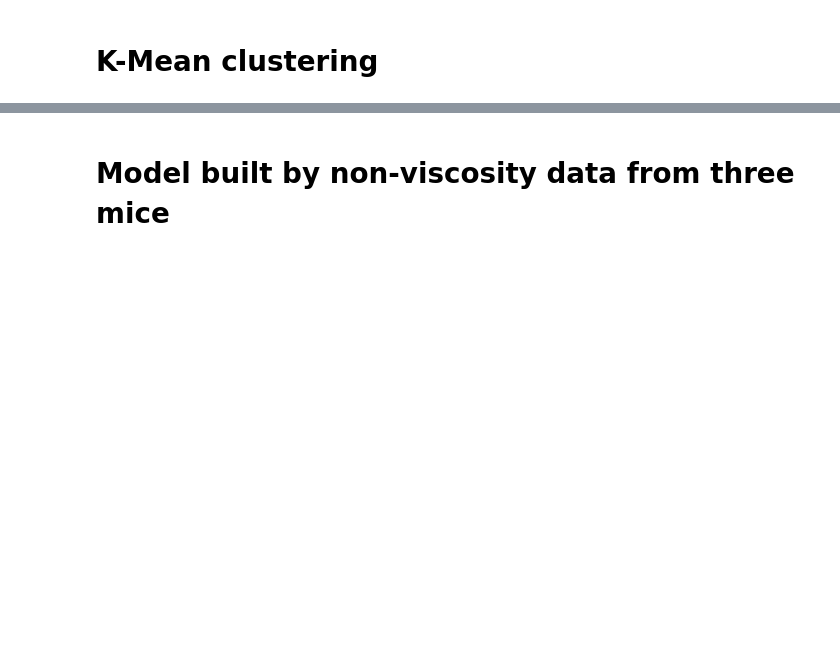
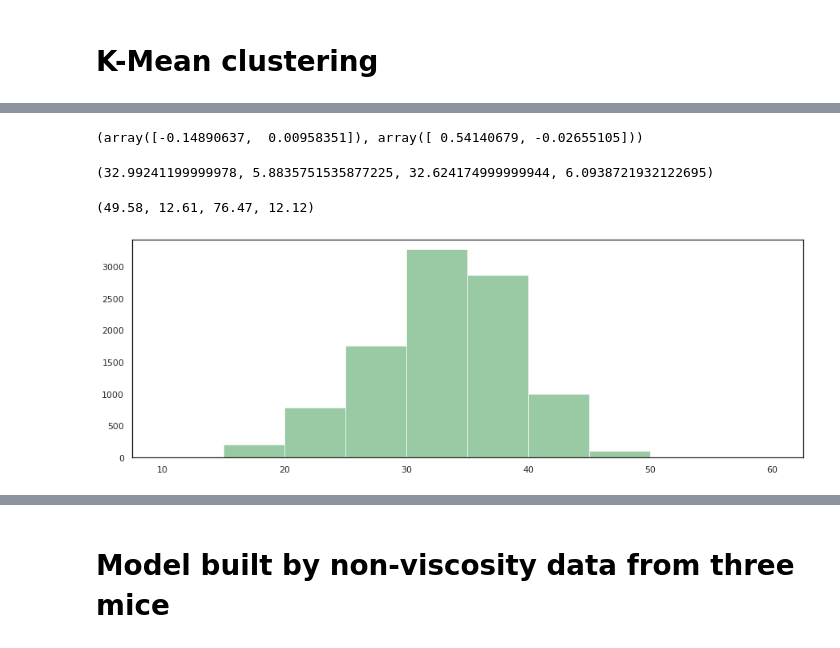
Before and after one commit to YZCUS/py-SpermTracking, a Jupyter notebook: 071422_feature_extraction.ipynb, the cells around one changed output, grey strips where cells are left out. Drawn from its saved outputs; the diff is of its cells as text; code cells hidden in the pictures; blank space fills up the shorter version.

```diff
--- a/071422_feature_extraction.ipynb
+++ b/071422_feature_extraction.ipynb
@@ -239,0 +241,25 @@ principalDF_all=pd.concat([principalDF_all,df_all],axis=1)
+# %%
+# Configure the Bootstrap
+n_iterations = 10000
+n_size = int(len(mm_pca_HTF_non)*0.75)
+data=mm_pca_HTF_non
+# %%
+# Run Bootstrap
+stats= list()
+for i in range(n_iterations):
+  # prepare train set and test set
+  train = resample(data,n_samples=n_size)
+  test = np.array([x for x in data if x.tolist() not in train.tolist()])
+  # fit model
+  kmeans = KMeans(n_clusters=2,random_state=0).fit(train)
+  center_sort = kmeans.cluster_centers_[kmeans.cluster_centers_[:,0].argsort()]
+  temp=[center_sort[0],center_sort[1]]
+  label_sort = np.sort(kmeans.labels_)
+  mid = label_sort[len(label_sort)//2]
+  temp.append(round((sum(kmeans.labels_)/len(kmeans.labels_)*100),2)) if mid==0 else temp.append(round((100-sum(kmeans.labels_)/len(kmeans.labels_)*100),2))
+  # evaluate model
+  predictions = kmeans.predict(test)
+  temp.append(round((sum(predictions)/len(predictions)*100),2)) if mid==0 else temp.append(round((100-sum(predictions)/len(predictions)*100),2))
+  stats.append(temp)
+# %%
+df_bs=pd.DataFrame(np.array(stats),columns=['LC','RC','Label (%)','Pred (%)'])
@@ -239,0 +282,19 @@ principalDF_all=pd.concat([principalDF_all,df_all],axis=1)
+# %%
+df_bs.loc[:,'LC'].mean(),df_bs.loc[:,'RC'].mean()
+# %% [output]
+(array([-0.14890637,  0.00958351]), array([ 0.54140679, -0.02655105]))
+# %%
+df_bs.loc[:,'Label (%)'].mean(),df_bs.loc[:,'Label (%)'].std(),df_bs.loc[:,'Pred (%)'].mean(),df_bs.loc[:,'Pred (%)'].std()
+# %% [output]
+(32.99241199999978, 5.8835751535877225, 32.624174999999944, 6.0938721932122695)
+# %%
+df_bs.loc[:,'Label (%)'].max(),df_bs.loc[:,'Label (%)'].min(),df_bs.loc[:,'Pred (%)'].max(),df_bs.loc[:,'Pred (%)'].min()
+# %% [output]
+(49.58, 12.61, 76.47, 12.12)
+# %%
+sns.set_style('white')
+fig=plt.figure(figsize=(15,5))
+plt.hist(df_bs['Label (%)'],range=[10,60],color='g',alpha=0.6)
+plt.show()
+# %% [output]
+[figure, added]
```
Also changed, not shown: parts of 4 cells of this notebook.
